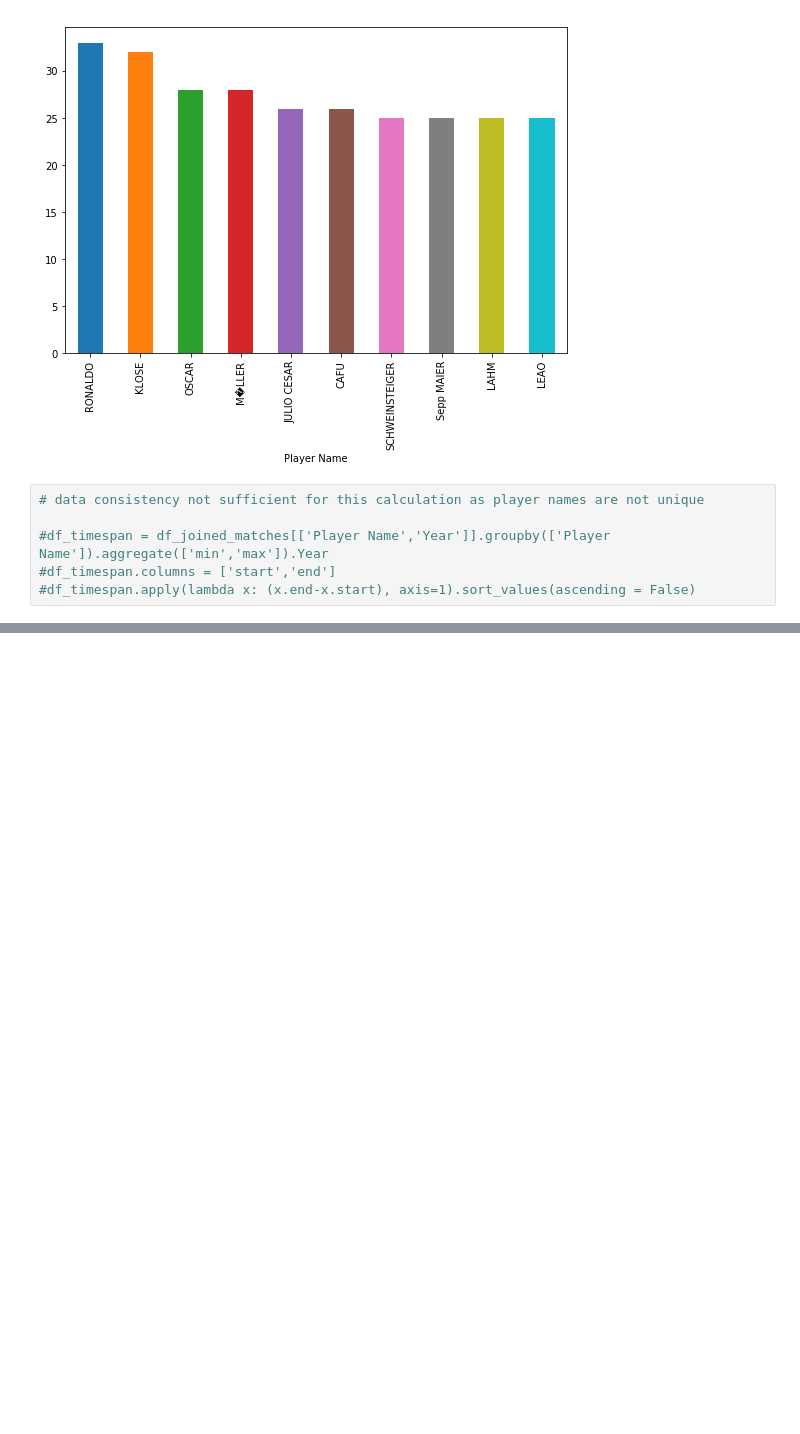
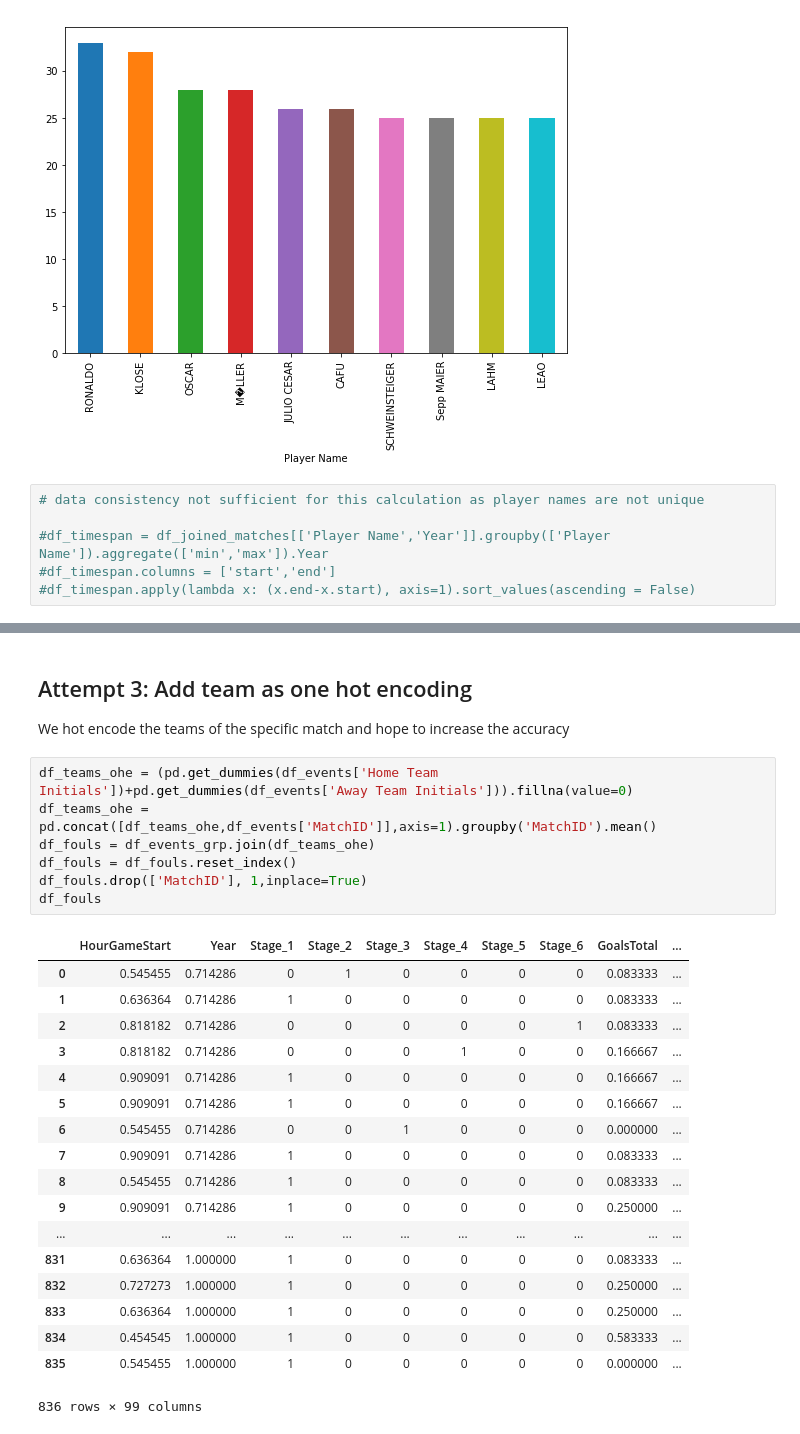
Before and after one commit to bhilprecht/ml-world-championship, a Jupyter notebook: FIFA_WM_Benjamin.ipynb, the cells around one changed output, grey strips where cells are left out. Saved outputs shown, nothing was run; the diff lists cells and outputs as text; blank space fills up the shorter version.

```diff
--- a/FIFA_WM_Benjamin.ipynb
+++ b/FIFA_WM_Benjamin.ipynb
@@ -103,0 +543,29 @@ df_players.groupby(['Player Name']).size().sort_values(ascending=False).nlargest
+# %% [markdown]
+## Attempt 3: Add team as one hot encoding
+We hot encode the teams of the specific match and hope to increase the accuracy
+# %%
+df_teams_ohe = (pd.get_dummies(df_events['Home Team Initials'])+pd.get_dummies(df_events['Away Team Initials'])).fillna(value=0)
+df_teams_ohe = pd.concat([df_teams_ohe,df_events['MatchID']],axis=1).groupby('MatchID').mean()
+df_fouls = df_events_grp.join(df_teams_ohe)
+df_fouls = df_fouls.reset_index()
+df_fouls.drop(['MatchID'], 1,inplace=True)
+df_fouls
+# %% [output]
+|  | HourGameStart | Year | Stage_1 | Stage_2 | Stage_3 | Stage_4 | Stage_5 | Stage_6 | GoalsTotal | ... |
+| 0 | 0.545455 | 0.714286 | 0 | 1 | 0 | 0 | 0 | 0 | 0.083333 | ... |
+| 1 | 0.636364 | 0.714286 | 1 | 0 | 0 | 0 | 0 | 0 | 0.083333 | ... |
+| 2 | 0.818182 | 0.714286 | 0 | 0 | 0 | 0 | 0 | 1 | 0.083333 | ... |
+| 3 | 0.818182 | 0.714286 | 0 | 0 | 0 | 1 | 0 | 0 | 0.166667 | ... |
+| 4 | 0.909091 | 0.714286 | 1 | 0 | 0 | 0 | 0 | 0 | 0.166667 | ... |
+| 5 | 0.909091 | 0.714286 | 1 | 0 | 0 | 0 | 0 | 0 | 0.166667 | ... |
+| 6 | 0.545455 | 0.714286 | 0 | 0 | 1 | 0 | 0 | 0 | 0.000000 | ... |
+| 7 | 0.909091 | 0.714286 | 1 | 0 | 0 | 0 | 0 | 0 | 0.083333 | ... |
+| 8 | 0.545455 | 0.714286 | 1 | 0 | 0 | 0 | 0 | 0 | 0.083333 | ... |
+| 9 | 0.909091 | 0.714286 | 1 | 0 | 0 | 0 | 0 | 0 | 0.250000 | ... |
+| ... | ... | ... | ... | ... | ... | ... | ... | ... | ... | ... |
+| 831 | 0.636364 | 1.000000 | 1 | 0 | 0 | 0 | 0 | 0 | 0.083333 | ... |
+| 832 | 0.727273 | 1.000000 | 1 | 0 | 0 | 0 | 0 | 0 | 0.250000 | ... |
+| 833 | 0.636364 | 1.000000 | 1 | 0 | 0 | 0 | 0 | 0 | 0.250000 | ... |
+| 834 | 0.454545 | 1.000000 | 1 | 0 | 0 | 0 | 0 | 0 | 0.583333 | ... |
+| 835 | 0.545455 | 1.000000 | 1 | 0 | 0 | 0 | 0 | 0 | 0.000000 | ... |
+836 rows × 99 columns
```
Also changed, not shown: parts of 39 cells of this notebook, 4 other files.
